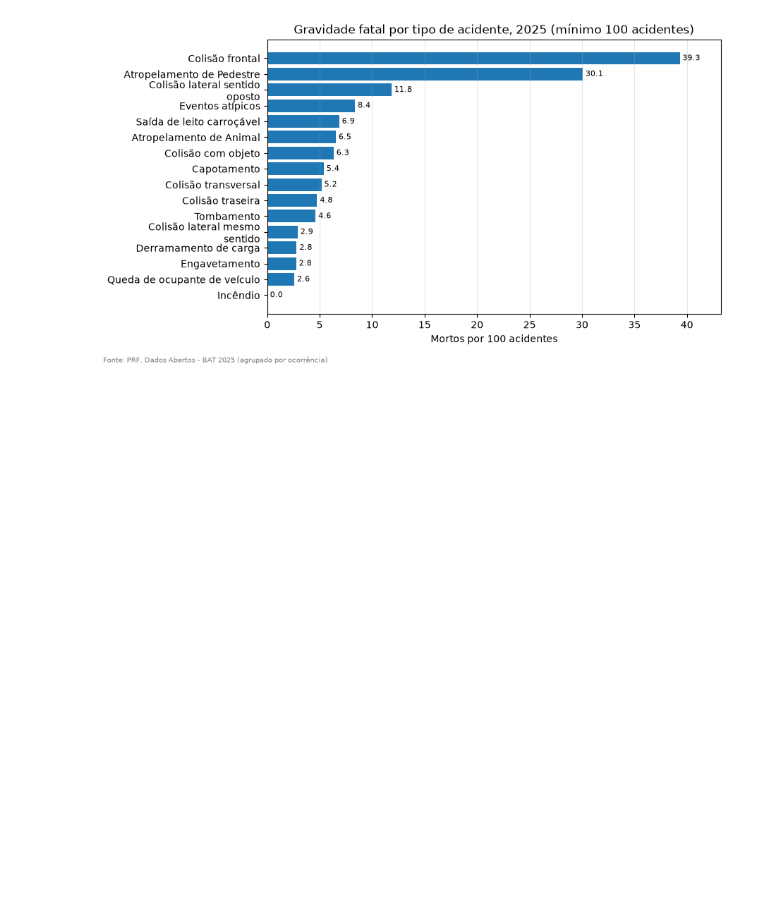
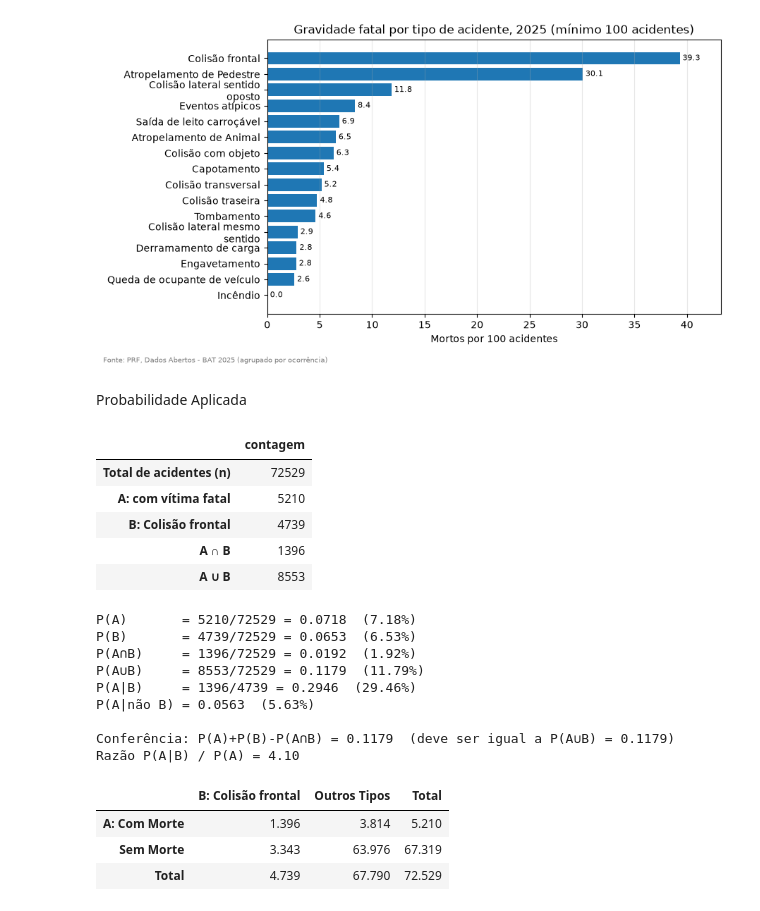
Before and after one commit to mariaeduardamazzini-beep/analise-acidentes-prf-2025, a Jupyter notebook: analise.ipynb, the cells around one changed output. Saved outputs shown, nothing was run; the diff lists cells and outputs as text; code cells hidden in the pictures; blank space fills up the shorter version.

```diff
--- a/analise.ipynb
+++ b/analise.ipynb
@@ -504,3 +503,78 @@ Como a quantidade de vítimas fatais varia entre os diferentes tipos de acidente
 | Incêndio | 1771 | 0 | 0.00 | 0 | 0.00 | 0.00 |
 | Sinistro pessoal de trânsito | 7 | 0 | 0.00 | 0 | 0.00 | 0.00 |
 [figure]
+# %% [markdown]
+Probabilidade Aplicada
+# %%
+B_COLUNA = "tipo_acidente"
+B_VALOR = "Colisão frontal"
+
+A = df["com_vitima_fatal"] == 1
+B = df[B_COLUNA].str.strip().str.casefold() == B_VALOR.casefold()
+if B.sum() == 0:
+    raise ValueError(f"Nenhum registro com {B_COLUNA} = '{B_VALOR}'. Valores existentes:\n{df[B_COLUNA].value_counts().head(15)}")
+
+n = len(df)
+nA = int(A.sum())            # Total de acidentes fatais
+nB = int(B.sum())            # Total de colisões frontais
+nAB = int((A & B).sum())     # Interseção: Fatais E Colisão frontal
+nAuB = int((A | B).sum())    # União: Fatais OU Colisão frontal
+
+
+contagens = pd.DataFrame({"contagem": [n, nA, nB, nAB, nAuB]}, index=["Total de acidentes (n)", "A: com vítima fatal", f"B: {B_VALOR}","A ∩ B", "A ∪ B"])
+display(contagens)
+
+# Cálculo das probabilidades marginais, conjuntas e condicionais
+P_A = nA / n                              # Probabilidade marginal P(A)
+P_B = nB / n                              # Probabilidade marginal P(B)
+P_AB = nAB / n                            # Probabilidade da interseção P(A ∩ B)
+P_AuB = nAuB / n                          # Probabilidade da união P(A ∪ B)
+P_A_dado_B = nAB / nB                     # Probabilidade condicional P(A|B)
+P_A_dado_nB = (nA - nAB) / (n - nB)       # Probabilidade condicional P(A|não B)
+
+# Resultados percentuais
+print(f"P(A)       = {nA}/{n} = {P_A:.4f}  ({P_A * 100:.2f}%)")
+print(f"P(B)       = {nB}/{n} = {P_B:.4f}  ({P_B * 100:.2f}%)")
+print(f"P(A∩B)     = {nAB}/{n} = {P_AB:.4f}  ({P_AB * 100:.2f}%)")
+print(f"P(A∪B)     = {nAuB}/{n} = {P_AuB:.4f}  ({P_AuB * 100:.2f}%)")
+print(f"P(A|B)     = {nAB}/{nB} = {P_A_dado_B:.4f}  ({P_A_dado_B * 100:.2f}%)")
+print(f"P(A|não B) = {P_A_dado_nB:.4f}  ({P_A_dado_nB * 100:.2f}%)")
+
+# Validação do teorema da adição: P(A ∪ B) = P(A) + P(B) - P(A ∩ B)
+print(f"\nConferência: P(A)+P(B)-P(A∩B) = {P_A + P_B - P_AB:.4f}  (deve ser igual a P(A∪B) = {P_AuB:.4f})")
+print(f"Razão P(A|B) / P(A) = {P_A_dado_B / P_A:.2f}") # Razão de Risco: Mede quantas vezes a probabilidade de morte aumenta dado o evento B
+
+# Cruzamento de frequências dos eventos A e B
+# Tabela de contingência limpa
+tabela = (
+    pd.crosstab(
+        A.map({True: "A: Com Morte", False: "Sem Morte"}),
+        B.map({True: f"B: {B_VALOR}", False: "Outros Tipos"}),
+        margins=True,
+        margins_name="Total",
+    )
+    .rename_axis(index=None, columns=None)
+    .map(fmt)
+)
+
+display(tabela)
+# %% [output]
+|  | contagem |
+| Total de acidentes (n) | 72529 |
+| A: com vítima fatal | 5210 |
+| B: Colisão frontal | 4739 |
+| A ∩ B | 1396 |
+| A ∪ B | 8553 |
+P(A)       = 5210/72529 = 0.0718  (7.18%)
+P(B)       = 4739/72529 = 0.0653  (6.53%)
+P(A∩B)     = 1396/72529 = 0.0192  (1.92%)
+P(A∪B)     = 8553/72529 = 0.1179  (11.79%)
+P(A|B)     = 1396/4739 = 0.2946  (29.46%)
+P(A|não B) = 0.0563  (5.63%)
+
+Conferência: P(A)+P(B)-P(A∩B) = 0.1179  (deve ser igual a P(A∪B) = 0.1179)
+Razão P(A|B) / P(A) = 4.10
+|  | B: Colisão frontal | Outros Tipos | Total |
+| A: Com Morte | 1.396 | 3.814 | 5.210 |
+| Sem Morte | 3.343 | 63.976 | 67.319 |
+| Total | 4.739 | 67.790 | 72.529 |
```
Also changed, not shown: parts of 3 cells of this notebook, 1 other file.
